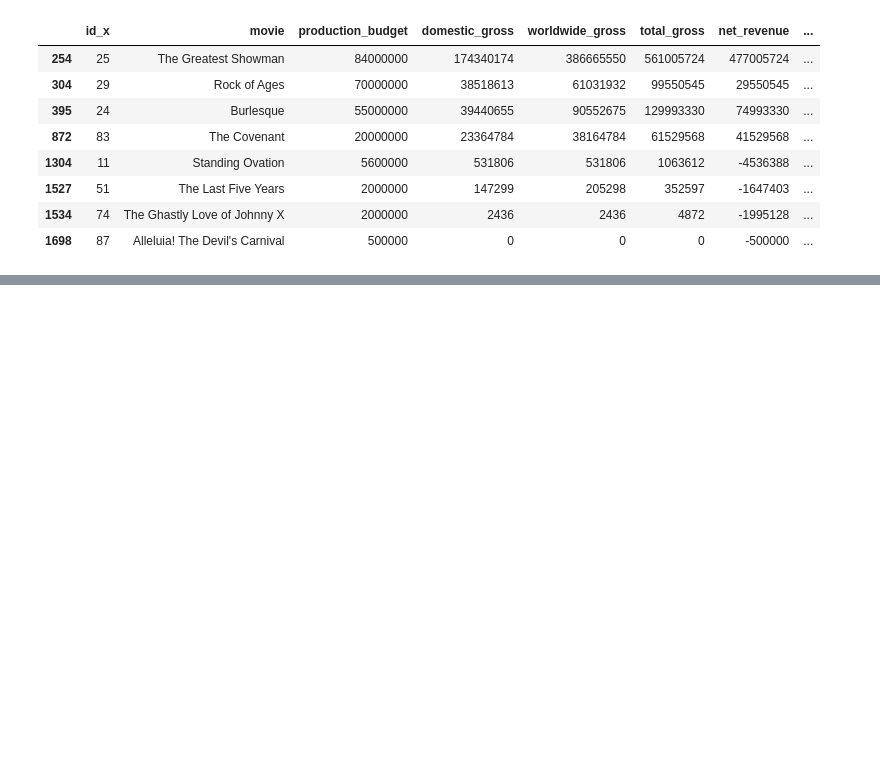
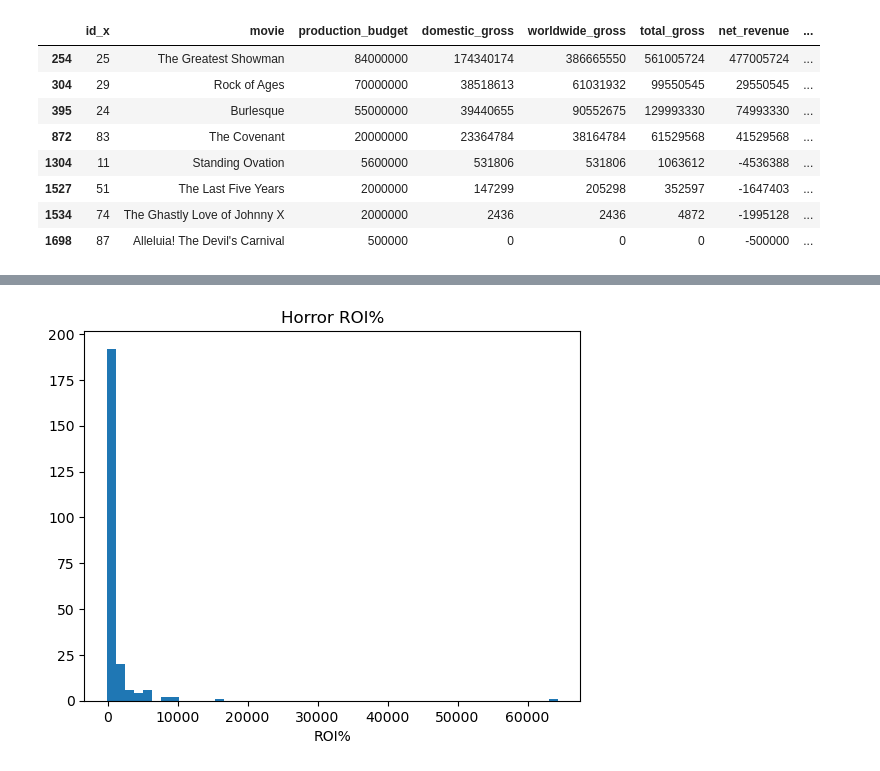
Before and after one commit to basstraining/film_data_analysis, a Jupyter notebook: Notebooks/genre_roi_comp.ipynb, the cells around one changed output, grey strips where cells are left out. Cells and saved outputs as stored; diff of their text form; code cells hidden in the pictures; blank space fills up the shorter version.

```diff
--- a/Notebooks/genre_roi_comp.ipynb
+++ b/Notebooks/genre_roi_comp.ipynb
@@ -95,0 +105,8 @@ musical_df
+# %%
+plt.hist(horror_df['ROI%'], bins=50)
+plt.xlabel('ROI%')
+plt.title('Horror ROI%')
+
+plt.show()
+# %% [output]
+[figure, added]
```
Also changed, not shown: parts of 7 cells of this notebook.
